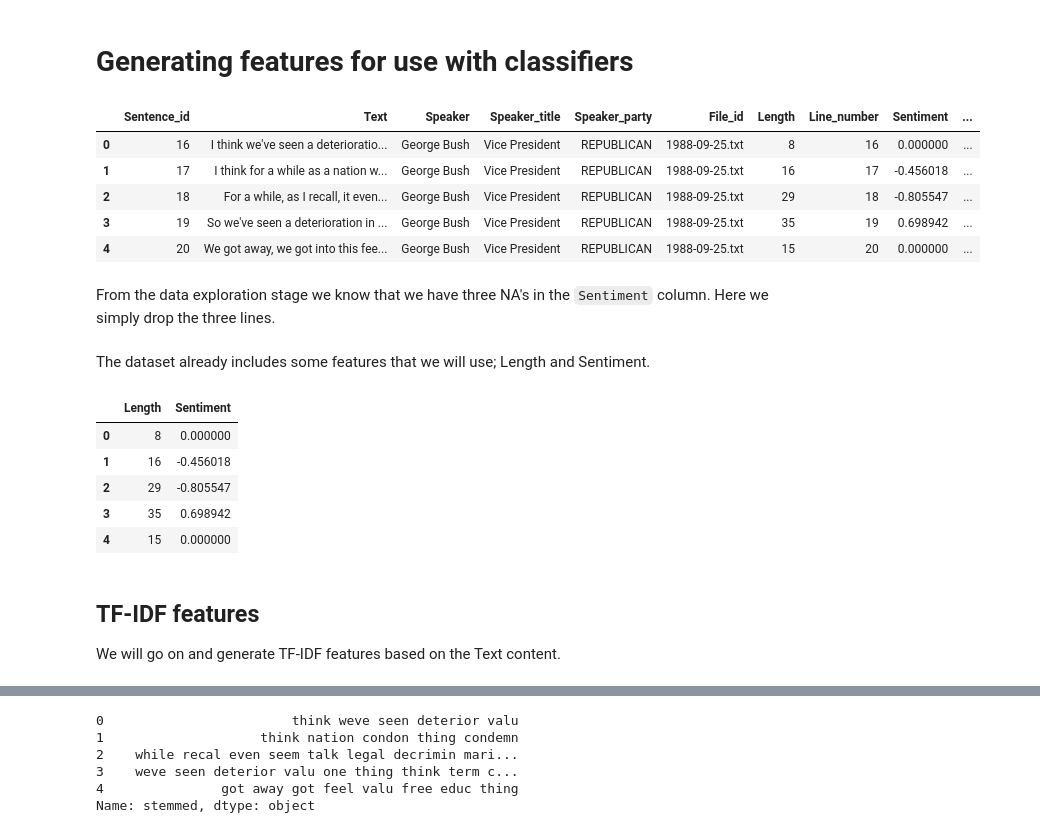
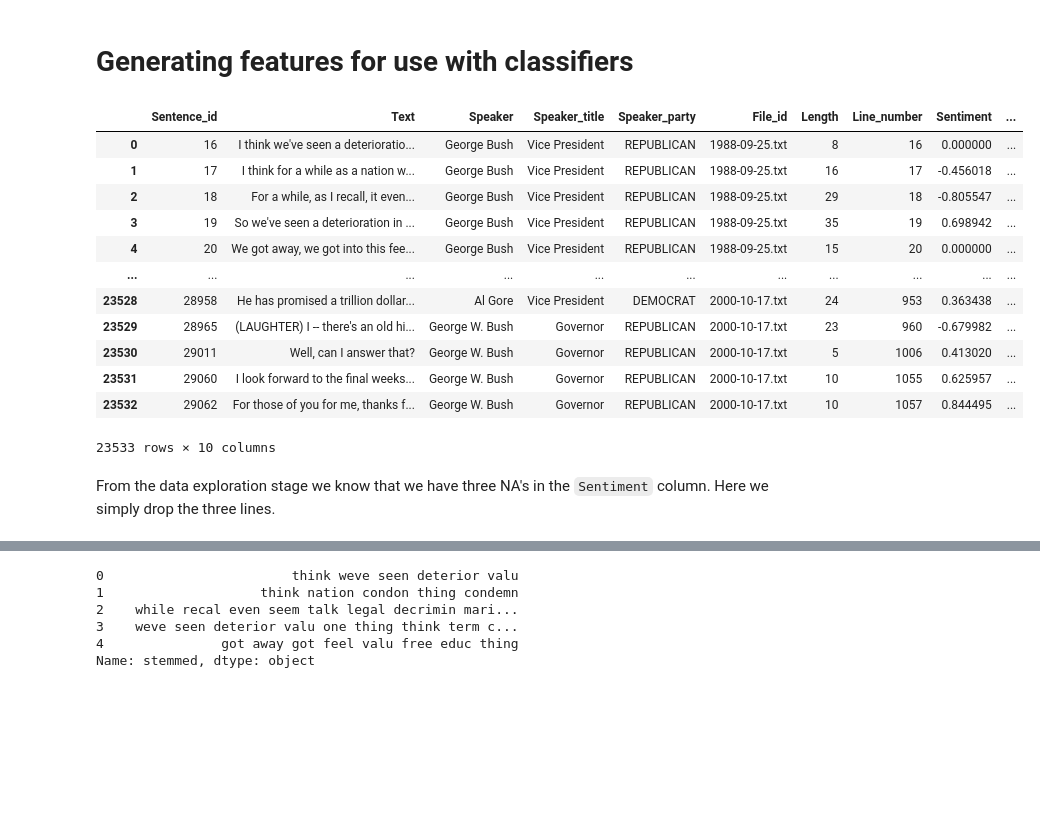
Before and after one commit to SigneK42/fact_check_worthy_claim, a Jupyter notebook: notebooks/feature_generation.ipynb, the cells around one changed output, grey strips where cells are left out. Saved outputs shown, nothing was run; the diff lists cells and outputs as text; code cells hidden in the pictures; blank space fills up the shorter version.

```diff
--- a/notebooks/feature_generation.ipynb
+++ b/notebooks/feature_generation.ipynb
@@ -12,31 +14,22 @@ sys.path.append(os.path.abspath('../src'))
 from fact_classification import *
 # %%
 df, df_crowdsourced, df_ground_truth = data_loading(local=True)
-df.head()
+df
 # %% [output]
 |  | Sentence_id | Text | Speaker | Speaker_title | Speaker_party | File_id | Length | Line_number | Sentiment | ... |
 | 0 | 16 | I think we've seen a deterioratio... | George Bush | Vice President | REPUBLICAN | 1988-09-25.txt | 8 | 16 | 0.000000 | ... |
 | 1 | 17 | I think for a while as a nation w... | George Bush | Vice President | REPUBLICAN | 1988-09-25.txt | 16 | 17 | -0.456018 | ... |
 | 2 | 18 | For a while, as I recall, it even... | George Bush | Vice President | REPUBLICAN | 1988-09-25.txt | 29 | 18 | -0.805547 | ... |
 | 3 | 19 | So we've seen a deterioration in ... | George Bush | Vice President | REPUBLICAN | 1988-09-25.txt | 35 | 19 | 0.698942 | ... |
 | 4 | 20 | We got away, we got into this fee... | George Bush | Vice President | REPUBLICAN | 1988-09-25.txt | 15 | 20 | 0.000000 | ... |
+| ... | ... | ... | ... | ... | ... | ... | ... | ... | ... | ... |
+| 23528 | 28958 | He has promised a trillion dollar... | Al Gore | Vice President | DEMOCRAT | 2000-10-17.txt | 24 | 953 | 0.363438 | ... |
+| 23529 | 28965 | (LAUGHTER) I -- there's an old hi... | George W. Bush | Governor | REPUBLICAN | 2000-10-17.txt | 23 | 960 | -0.679982 | ... |
+| 23530 | 29011 | Well, can I answer that? | George W. Bush | Governor | REPUBLICAN | 2000-10-17.txt | 5 | 1006 | 0.413020 | ... |
+| 23531 | 29060 | I look forward to the final weeks... | George W. Bush | Governor | REPUBLICAN | 2000-10-17.txt | 10 | 1055 | 0.625957 | ... |
+| 23532 | 29062 | For those of you for me, thanks f... | George W. Bush | Governor | REPUBLICAN | 2000-10-17.txt | 10 | 1057 | 0.844495 | ... |
+23533 rows × 10 columns
 # %% [markdown]
 From the data exploration stage we know that we have three NA's in the `Sentiment` column. Here we simply drop the three lines.
 # %%
 df = df.dropna().reset_index(drop=True)
-# %% [markdown]
-The dataset already includes some features that we will use; Length and Sentiment.
-# %%
-df_features = df[['Length', 'Sentiment']]
-df_features.head()
-# %% [output]
-|  | Length | Sentiment |
-| 0 | 8 | 0.000000 |
-| 1 | 16 | -0.456018 |
-| 2 | 29 | -0.805547 |
-| 3 | 35 | 0.698942 |
-| 4 | 15 | 0.000000 |
-# %% [markdown]
-## TF-IDF features
-
-We will go on and generate TF-IDF features based on the Text content.
```
Also changed, not shown: parts of 42 cells of this notebook, 1 other file.
